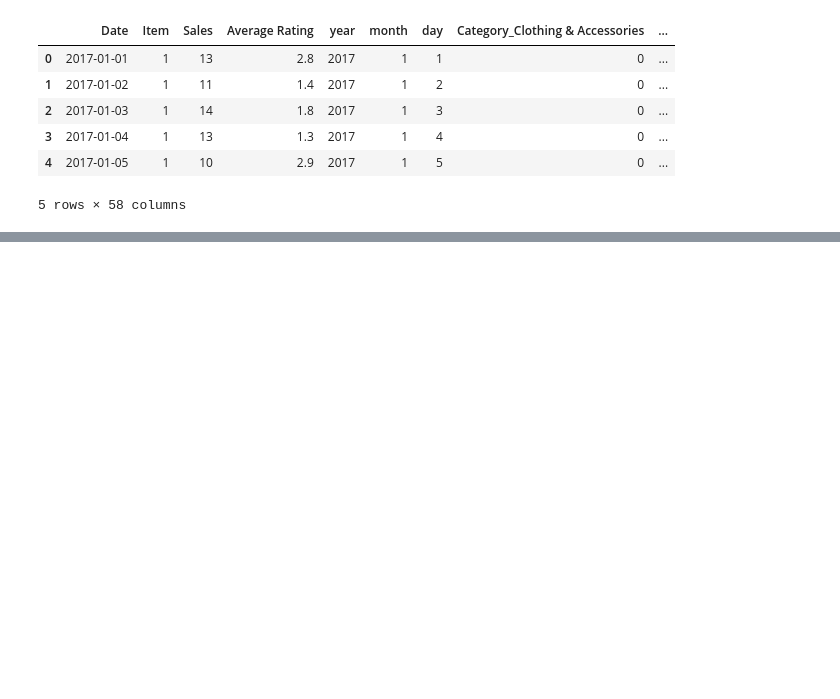
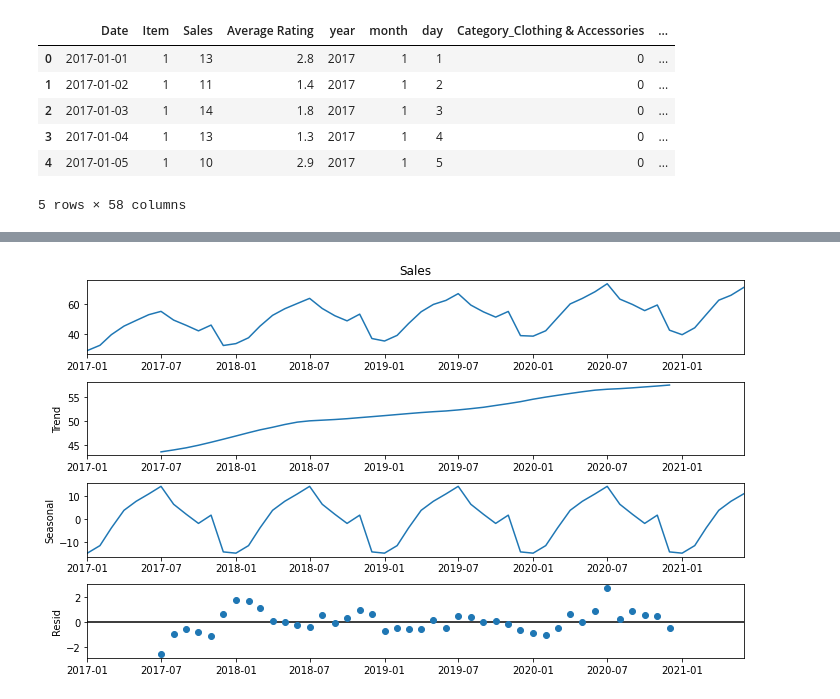
Before and after one commit to AydenZK/MDSS-Datathon, a Jupyter notebook: MDSS Datathon notebook.ipynb, the cells around one changed output, grey strips where cells are left out. Saved outputs shown, nothing was run; the diff lists cells and outputs as text; code cells hidden in the pictures; blank space fills up the shorter version.

```diff
--- a/MDSS Datathon notebook.ipynb
+++ b/MDSS Datathon notebook.ipynb
@@ -141,0 +185,6 @@ train.head()
+# %%
+decomposition=sm.tsa.seasonal_decompose(y,model="additive")
+fig=decomposition.plot()
+plt.show()
+# %% [output]
+[figure, added]
```
Also changed, not shown: parts of 15 cells of this notebook.
